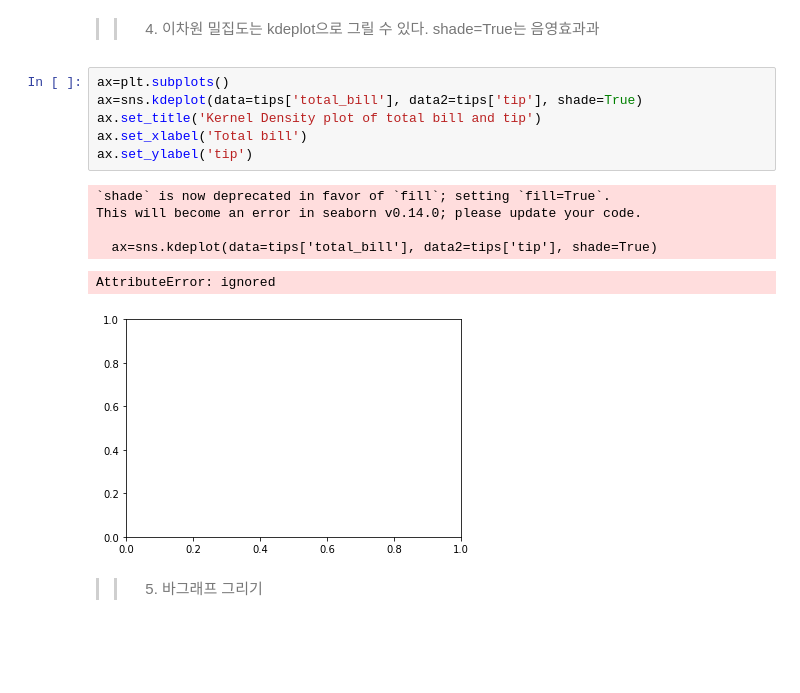
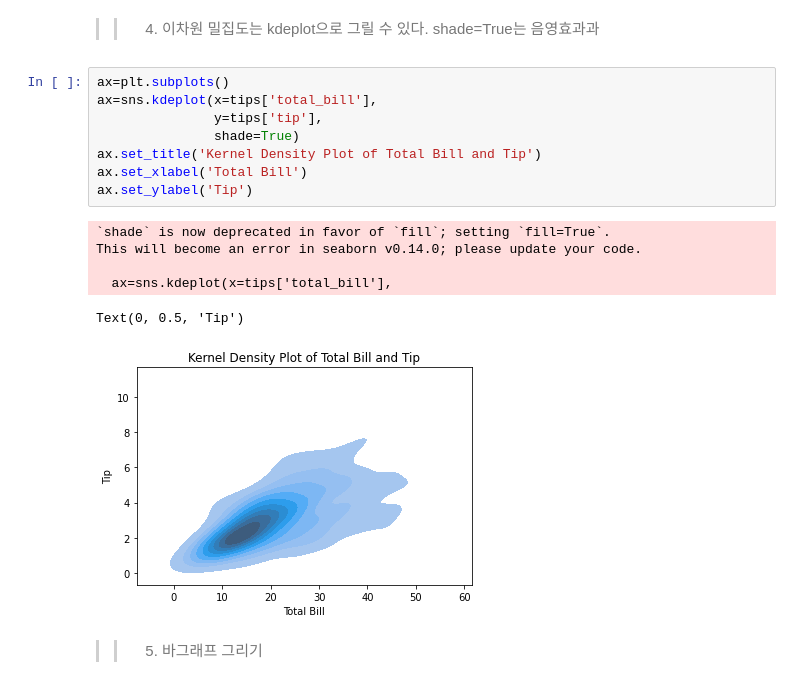
Before and after one commit to daa103/Colab_ML, a Jupyter notebook: datavisualizaiton.ipynb, the cells around one changed output. Drawn from its saved outputs; the diff is of its cells as text; blank space fills up the shorter version.

```diff
--- a/datavisualizaiton.ipynb
+++ b/datavisualizaiton.ipynb
@@ -359,17 +375,19 @@ Text(0.5, 1.03, 'Hexbin Joint Plot of Total Bill and Tip')
 >>4. 이차원 밀집도는 kdeplot으로 그릴 수 있다. shade=True는 음영효과과
 # %%
 ax=plt.subplots()
-ax=sns.kdeplot(data=tips['total_bill'], data2=tips['tip'], shade=True)
-ax.set_title('Kernel Density plot of total bill and tip')
-ax.set_xlabel('Total bill')
-ax.set_ylabel('tip')
+ax=sns.kdeplot(x=tips['total_bill'],
+               y=tips['tip'],
+               shade=True)
+ax.set_title('Kernel Density Plot of Total Bill and Tip')
+ax.set_xlabel('Total Bill')
+ax.set_ylabel('Tip')
 # %% [output]
 `shade` is now deprecated in favor of `fill`; setting `fill=True`.
 This will become an error in seaborn v0.14.0; please update your code.
 
-  ax=sns.kdeplot(data=tips['total_bill'], data2=tips['tip'], shade=True)
+  ax=sns.kdeplot(x=tips['total_bill'],
-AttributeError: ignored
+Text(0, 0.5, 'Tip')
-[figure, old version]
+[figure, new version]
 # %% [markdown]
 >>5. 바그래프 그리기
 # %%
```
Also changed, not shown: parts of 15 cells of this notebook.
